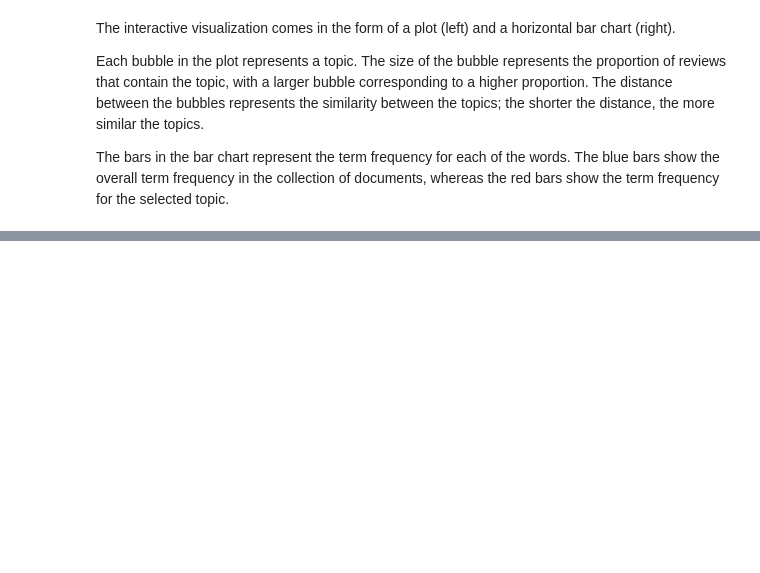
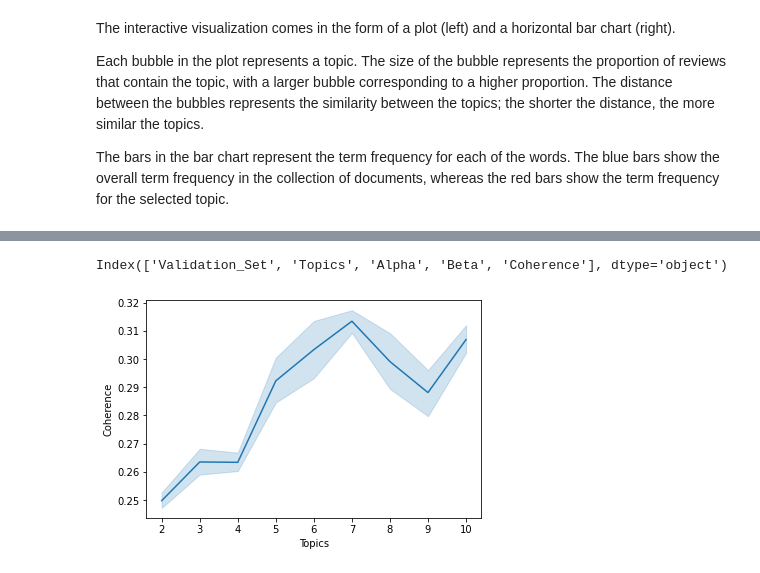
Before and after one commit to allisonhepworth/Reddit_Science_Parenting, a Jupyter notebook: code/preprocessing.ipynb, the cells around one changed output, grey strips where cells are left out. Cells and saved outputs as stored; diff of their text form; code cells hidden in the pictures; blank space fills up the shorter version.

```diff
--- a/code/preprocessing.ipynb
+++ b/code/preprocessing.ipynb
@@ -501,0 +723,11 @@ ValueError: ("'texts' should be provided for %s coherence.", 'c_v')
+# %%
+lda_tuning_results = pd.read_csv('/Users/soumyadeepray/Documents/Research_Project-Nutrition_Sciences/Reddit_Science_Parenting/code/lda_tuning_results.csv')
+# %%
+lda_tuning_results.columns
+# %% [output]
+Index(['Validation_Set', 'Topics', 'Alpha', 'Beta', 'Coherence'], dtype='object')
+# %%
+sns.lineplot(data=lda_tuning_results, x="Topics", y="Coherence")
+plt.show()
+# %% [output]
+[figure, added]
```
Also changed, not shown: parts of 34 cells of this notebook.
